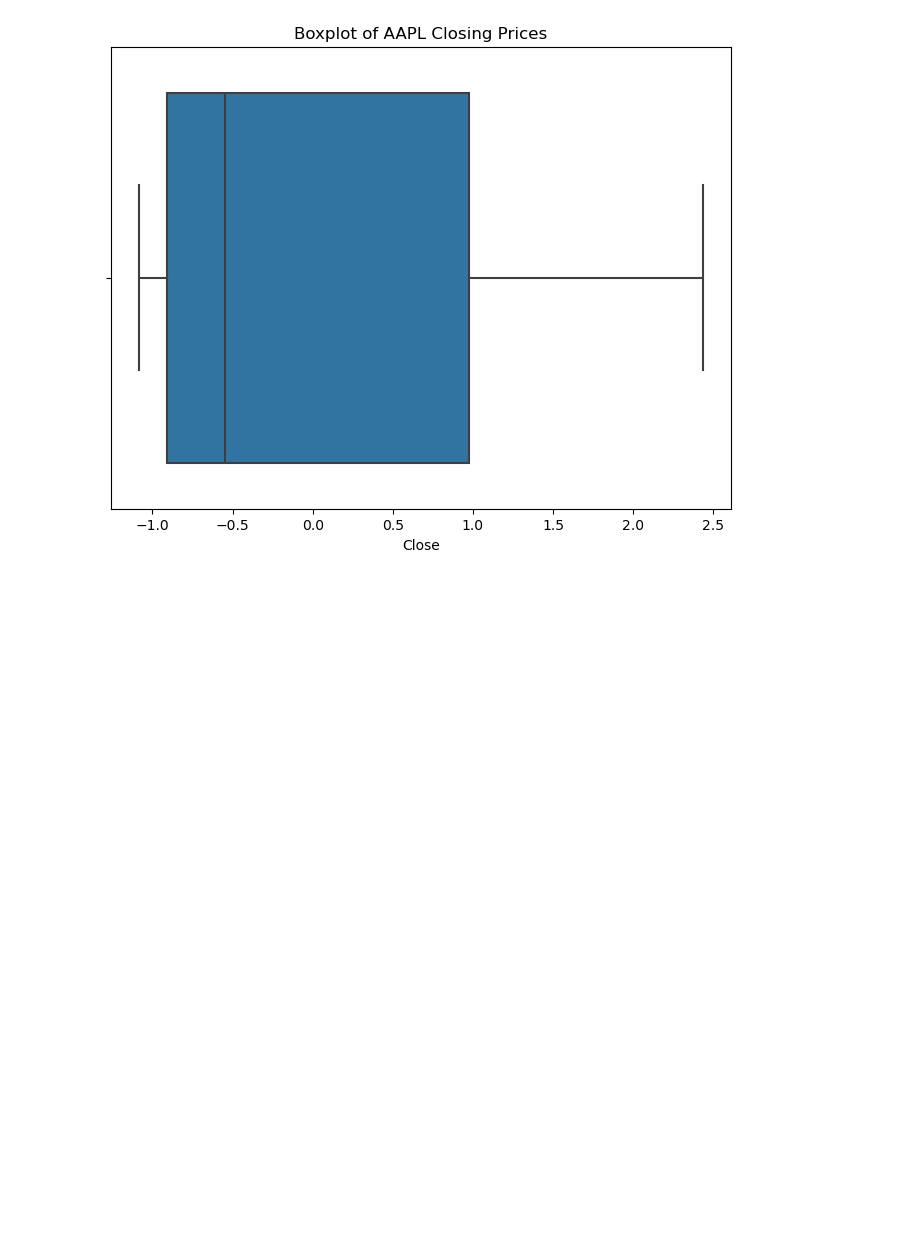
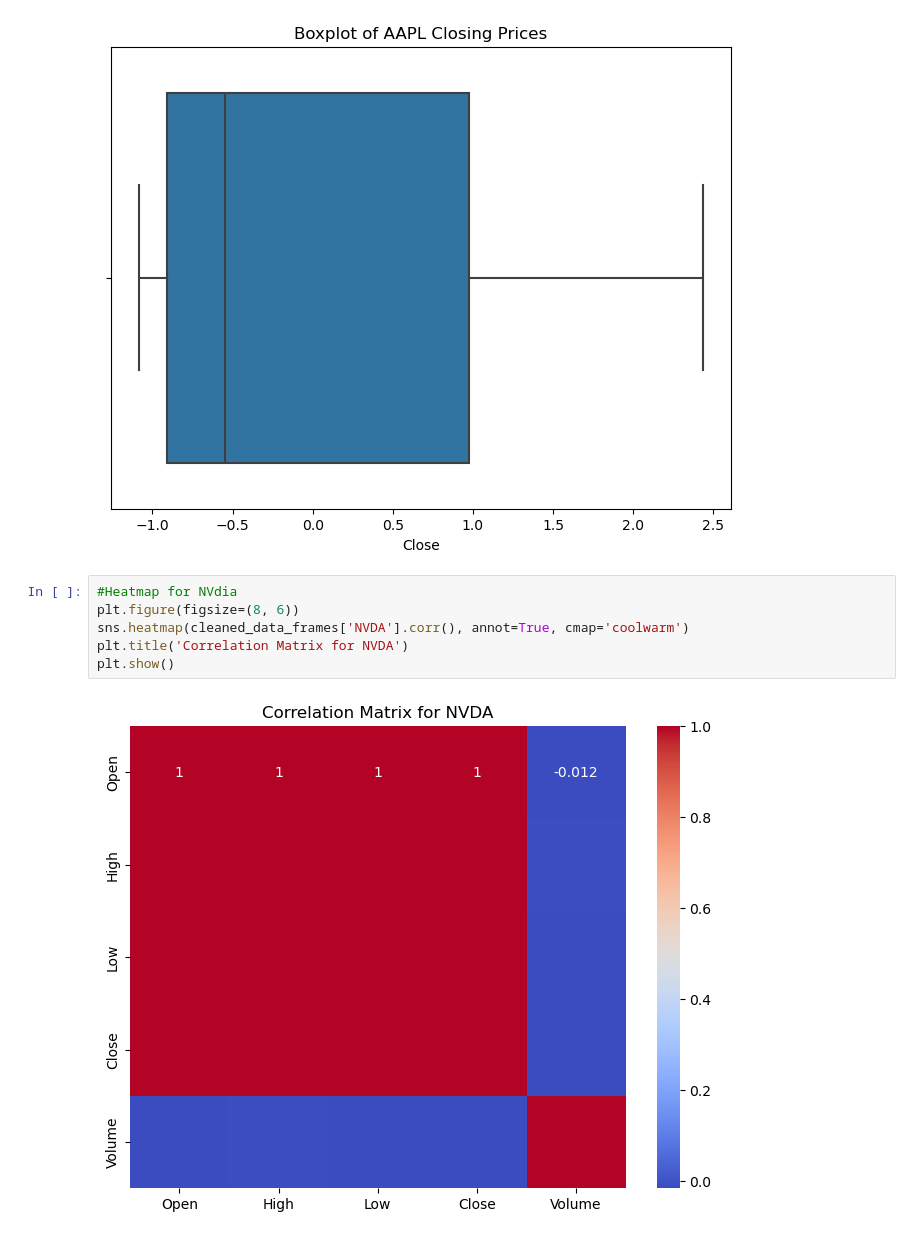
Before and after one commit to lexilutz3/Project4, a Jupyter notebook: stockdataproject4-1.ipynb, the cells around one changed output. Cells and saved outputs as stored; diff of their text form; blank space fills up the shorter version.

```diff
--- a/stockdataproject4-1.ipynb
+++ b/stockdataproject4-1.ipynb
@@ -314,3 +314,11 @@ plt.title('Boxplot of AAPL Closing Prices')
 plt.show()
 # %% [output]
 [figure]
+# %%
+#Heatmap for NVdia
+plt.figure(figsize=(8, 6))
+sns.heatmap(cleaned_data_frames['NVDA'].corr(), annot=True, cmap='coolwarm')
+plt.title('Correlation Matrix for NVDA')
+plt.show()
+# %% [output]
+[figure, added]
```
Also changed, not shown: parts of 16 cells of this notebook, 1 other file.
